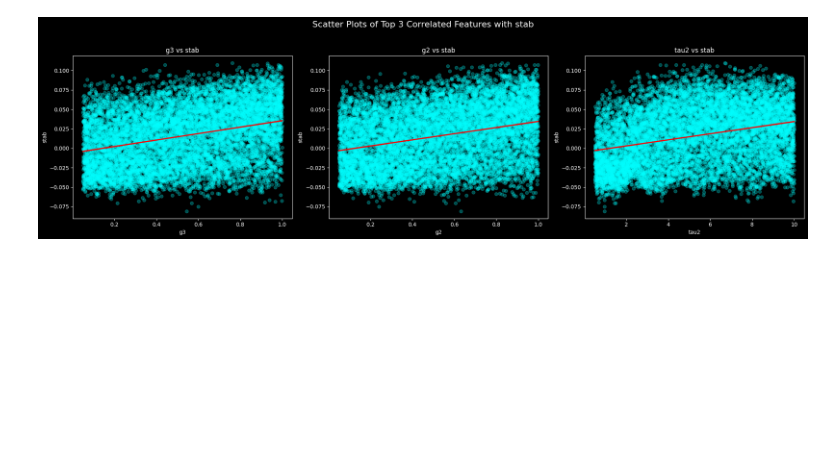
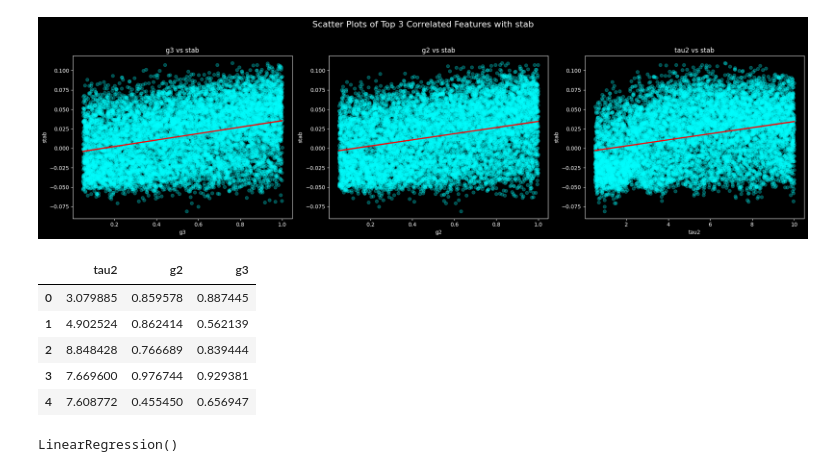
Before and after one commit to LeoSrodrigues26/FIAP_SERS, a Jupyter notebook: Aula_06_ML_ENERGIA.ipynb, the cells around one changed output. Drawn from its saved outputs; the diff is of its cells as text; code cells hidden in the pictures; blank space fills up the shorter version.

```diff
--- a/Aula_06_ML_ENERGIA.ipynb
+++ b/Aula_06_ML_ENERGIA.ipynb
@@ -308,3 +308,14 @@ plt.tight_layout(rect=[0, 0.03, 1, 0.95]) # Adjust layout to prevent title overl
 plt.show()
 # %% [output]
 [figure]
+# %%
+#dados de entrada do modelo (x):
+X = dados[['tau2','g2','g3']]
+X.head()
+# %% [output]
+|  | tau2 | g2 | g3 |
+| 0 | 3.079885 | 0.859578 | 0.887445 |
+| 1 | 4.902524 | 0.862414 | 0.562139 |
+| 2 | 8.848428 | 0.766689 | 0.839444 |
+| 3 | 7.669600 | 0.976744 | 0.929381 |
+| 4 | 7.608772 | 0.455450 | 0.656947 |
@@ -310,0 +325,4 @@ plt.show()
+# %%
+modelo_LR.fit(X_train, y_train)
+# %% [output]
+LinearRegression()
```
Also changed, not shown: parts of 4 cells of this notebook.
